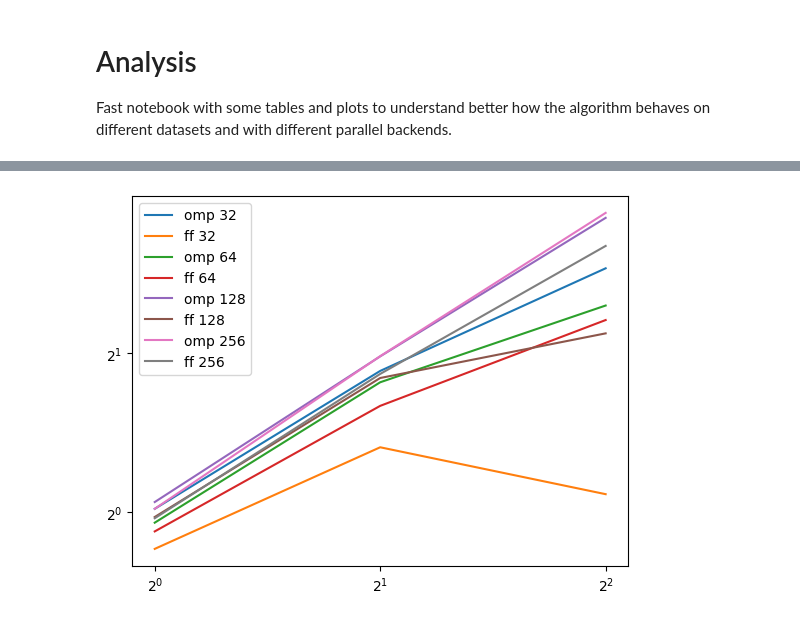
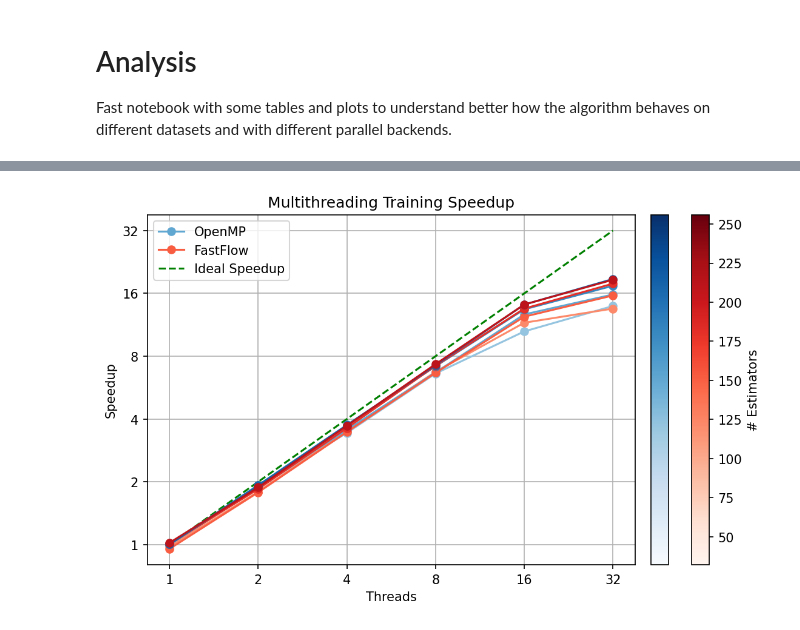
Before and after one commit to FedericoBustaffa/random_forest, a Jupyter notebook: notebooks/analysis.ipynb, the cells around one changed output, grey strips where cells are left out. Drawn from its saved outputs; the diff is of its cells as text; code cells hidden in the pictures.

```diff
--- a/notebooks/analysis.ipynb
+++ b/notebooks/analysis.ipynb
@@ -6,6 +6,7 @@ behaves on different datasets and with different parallel backends.
 # %%
 import pandas as pd
 
-df = pd.read_csv("../results/local_iris_1.csv")
+df = pd.read_csv("../results/cluster_breast_cancer_1.csv")
+# df = df[df["estimators"] != 256]
 df
 # %% [output]
@@ -28,0 +26,10 @@ df
+# %%
+seq = df[df["backend"] == "seq"]
+
+keys = ["estimators", "max_depth", "dataset"]
+merged = seq.merge(df, how="right", on=keys, suffixes=("_seq", "_mt"))
+
+df["train_speedup"] = merged["train_time_seq"] / merged["train_time_mt"]
+df["train_efficiency"] = df["train_speedup"] / merged["threads_mt"]
+
+df
@@ -47,13 +114,70 @@ plt.show()
 # %%
-for e in omp["estimators"].unique():
+import matplotlib.pyplot as plt
+import numpy as np
+from matplotlib.cm import ScalarMappable
+from matplotlib.colors import Normalize
+
+omp = df[df["backend"] == "omp"]
+ff  = df[df["backend"] == "ff"]
+
+estimators = np.sort(df["estimators"].unique())
+
+fig, ax = plt.subplots(figsize=(8, 5), dpi=150)
+ax.set_title("Multithreading Training Speedup")
+
+blues = plt.cm.Blues(np.linspace(0.4, 0.8, len(estimators)))
+reds  = plt.cm.Reds (np.linspace(0.4, 0.8, len(estimators)))
+
+ax.plot([1, 32], [1, 32], "g--")
+
+for i, e in enumerate(estimators):
     omp_e = omp[omp["estimators"] == e]
-    ff_e = ff[ff["estimators"] == e]
-    plt.plot(omp_e["threads"], omp_e["train_speedup"], label=f"omp {e}")
-    plt.plot(ff_e["threads"], ff_e["train_speedup"], label=f"ff {e}")
+    ff_e  = ff [ff ["estimators"] == e]
 
-plt.xscale("log", base=2)
-plt.yscale("log", base=2)
-plt.legend()
+    ax.plot(
+        omp_e["threads"], omp_e["train_speedup"],
+        marker="o", color=blues[i]
+    )
+
+    ax.plot(
+        ff_e["threads"], ff_e["train_speedup"],
+        marker="o", color=reds[i]
+    )
+
+# ----- COLORBAR -----
+norm = Normalize(vmin=estimators.min(), vmax=estimators.max())
+
+sm_omp = ScalarMappable(norm=norm, cmap=plt.cm.Blues)
+sm_omp.set_array([])
+
+sm_ff = ScalarMappable(norm=norm, cmap=plt.cm.Reds)
+sm_ff.set_array([])
+
+cbar_ff = fig.colorbar(sm_ff, ax=ax, fraction=0.035, pad=0.04)
+cbar_ff.set_label(r"# Estimators")
+# cbar_ff.set_ticks([])
+
+cbar_omp = fig.colorbar(sm_omp, ax=ax, fraction=0.035, pad=0.03)
+cbar_omp.set_ticks([])
+
+# ----- AXES -----
+ax.set_xscale("log", base=2)
+ax.set_yscale("log", base=2)
+ticks = df["threads"].unique()
+ax.set_xticks(ticks)
+ax.set_xticklabels([str(t) for t in ticks])
+ax.set_yticks(ticks)
+ax.set_yticklabels([str(t) for t in ticks])
+
+ax.set_xlabel("Threads")
+ax.set_ylabel("Speedup")
+ax.grid()
+
+omp_handle = plt.Line2D([], [], color=blues[1], marker='o', label='OpenMP')
+ff_handle  = plt.Line2D([], [], color=reds[1], marker='o', label='FastFlow')
+ideal_handle  = plt.Line2D([], [], color="green", linestyle='--', label='Ideal Speedup')
+ax.legend(handles=[omp_handle, ff_handle, ideal_handle])
+
 plt.show()
 # %% [output]
-[figure, old version]
+[figure, new version]
```
Also changed, not shown: parts of 6 cells of this notebook, 1 other file.
